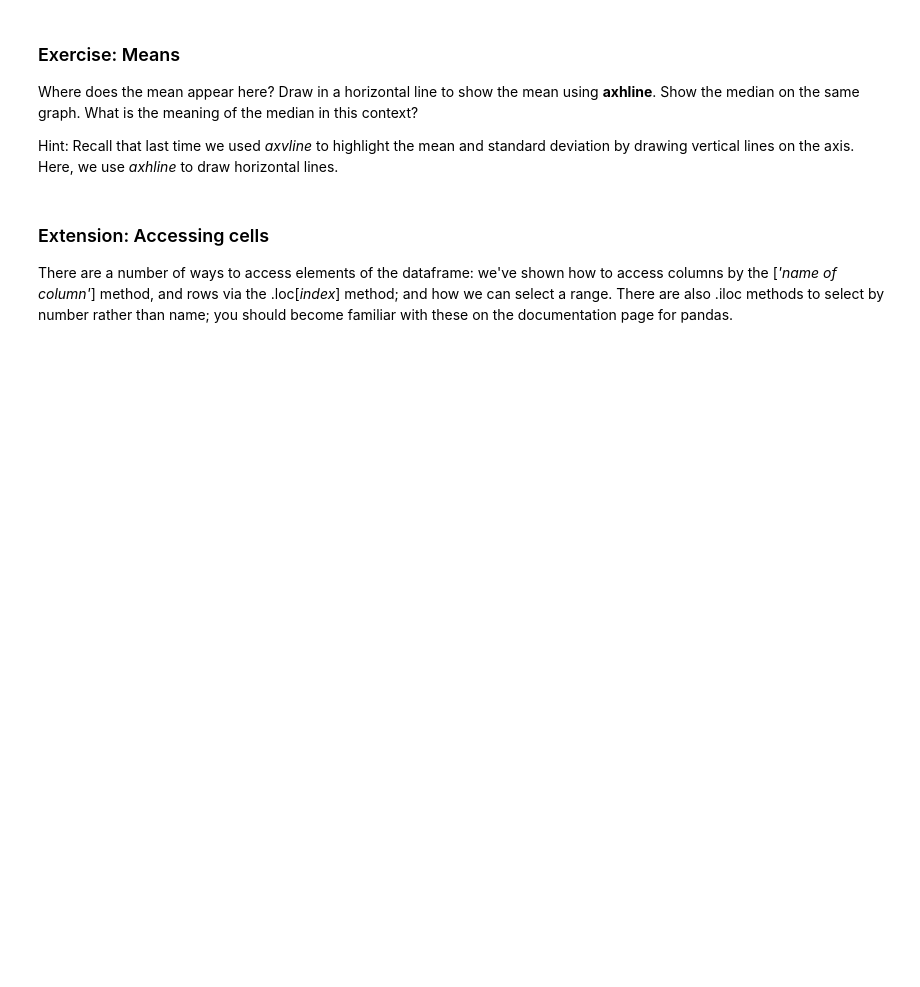
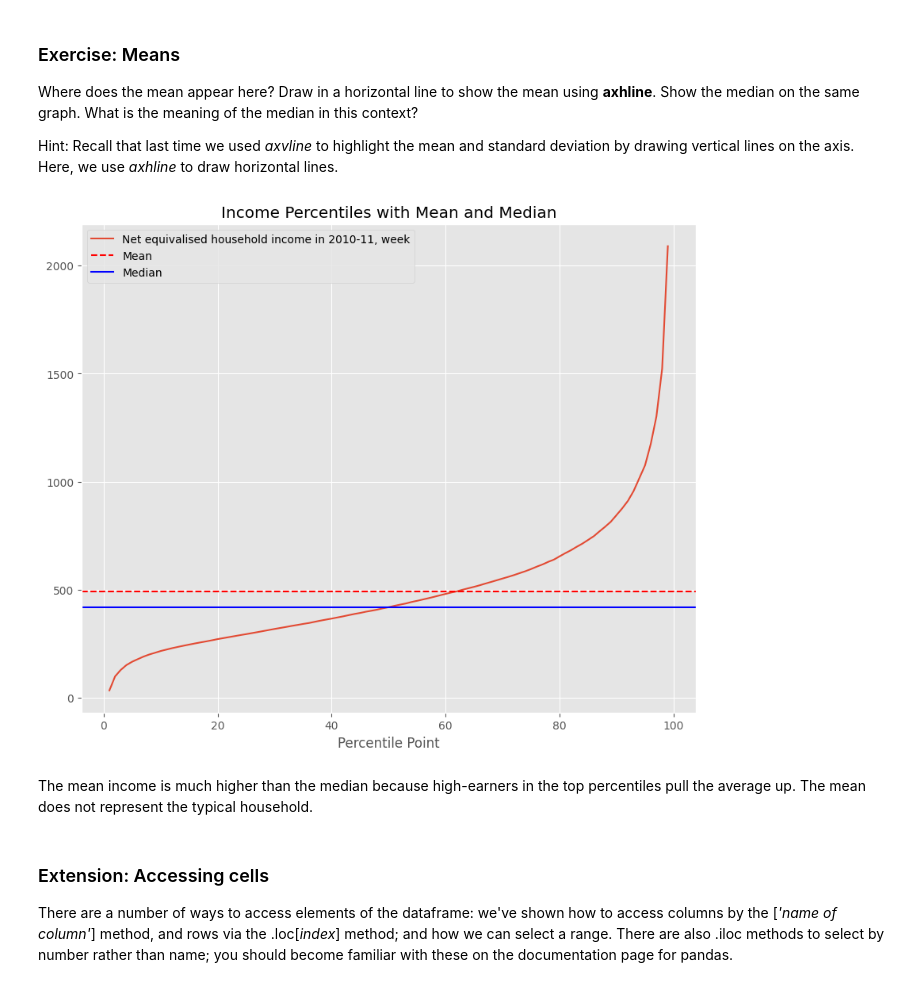
Before and after one commit to jenniferdu0331/QM2, a Jupyter notebook: notebooks/W02. Pandas.ipynb, the cells around one changed output. Drawn from its saved outputs; the diff is of its cells as text; code cells hidden in the pictures; blank space fills up the shorter version.

```diff
--- a/notebooks/W02. Pandas.ipynb
+++ b/notebooks/W02. Pandas.ipynb
@@ -209,6 +234,27 @@ We see a curve that is pretty linear in the middle region, but curves rapidly up
 Where does the mean appear here? Draw in a horizontal line to show the mean using **axhline**. Show the median on the same graph. What is the meaning of the median in this context?
 
 Hint: Recall that last time we used *axvline* to highlight the mean and standard deviation by drawing vertical lines on the axis. Here, we use *axhline* to draw horizontal lines.
+# %%
+'Net equivalised household income in 2010-11, week'
+col = 'Net equivalised household income in 2010-11, week'
+
+mean_val = income[col].mean()
+median_val = income[col].median()
+
+mean_val, median_val
+income[col].plot()
+
+plt.axhline(mean_val, color='red', linestyle='--', label='Mean')
+plt.axhline(median_val, color='blue', linestyle='-', label='Median')
+
+plt.title('Income Percentiles with Mean and Median')
+plt.legend()
+plt.show()
+# %% [output]
+[figure, added]
+# %% [markdown]
+The mean income is much higher than the median because high-earners in the top percentiles pull the average up.
+The mean does not represent the typical household.
 # %% [markdown]
 ### Extension: Accessing cells
 
```
Also changed, not shown: parts of 19 cells of this notebook.
